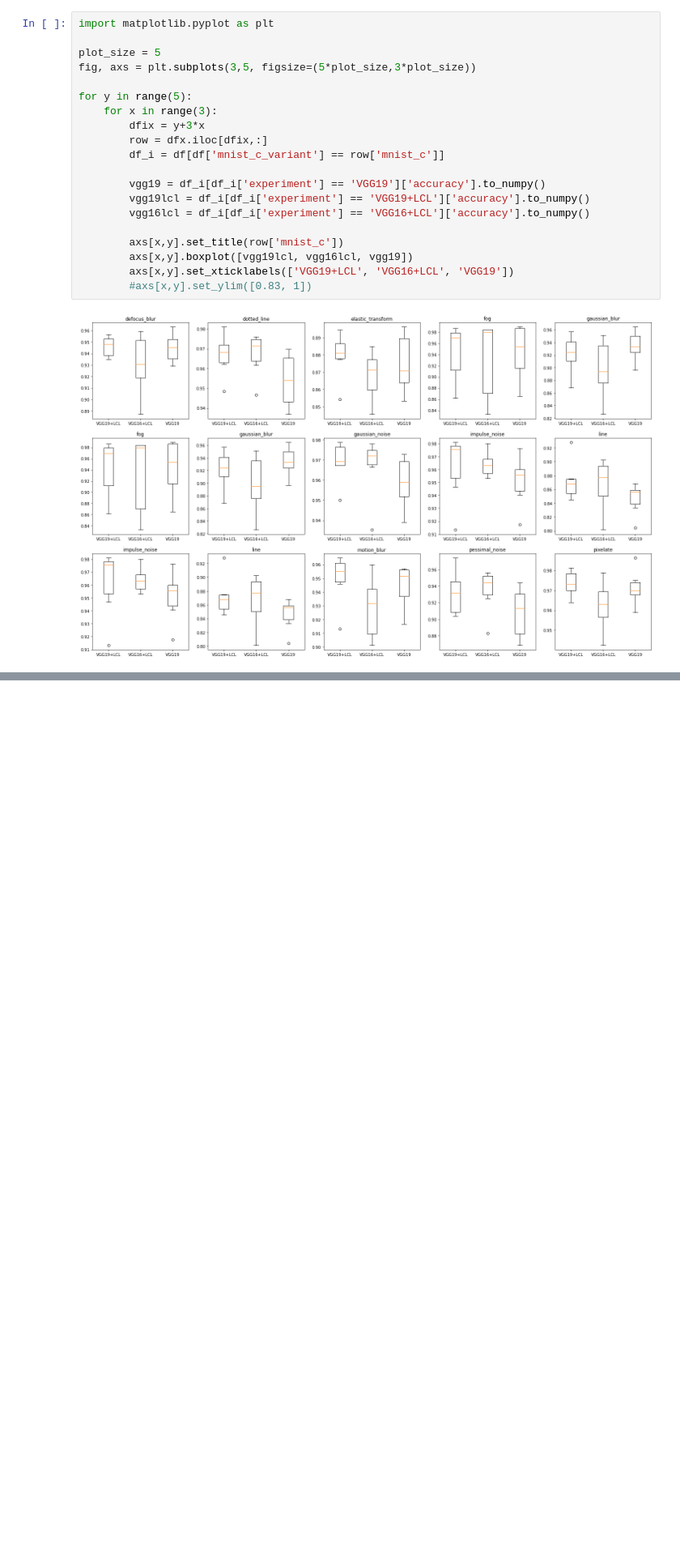
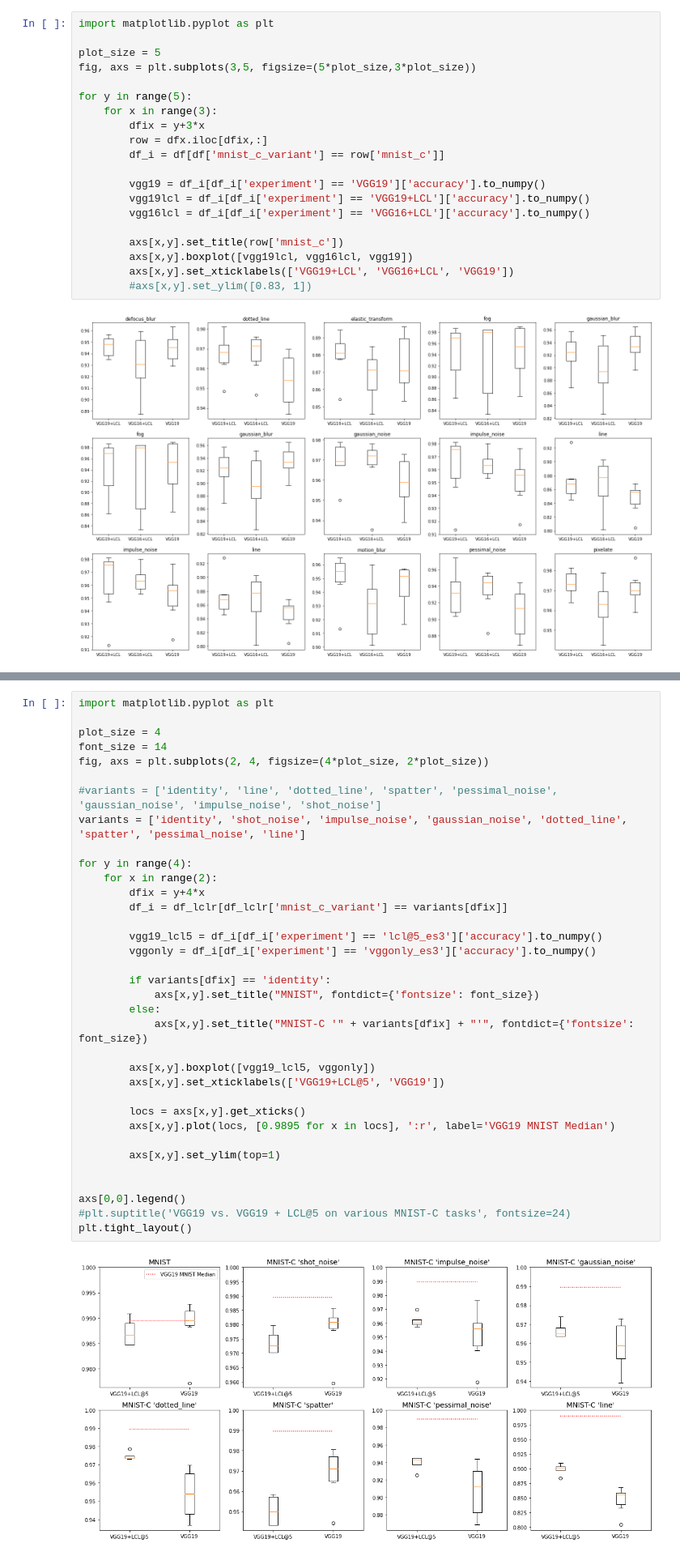
Before and after one commit to edualc/mt_object_recognition, a Jupyter notebook: ExperimentOverview.ipynb, the cells around one changed output, grey strips where cells are left out. Shown at 81% size. Saved outputs shown, nothing was run; the diff lists cells and outputs as text; blank space fills up the shorter version.

```diff
--- a/ExperimentOverview.ipynb
+++ b/ExperimentOverview.ipynb
@@ -473,0 +612,37 @@ for y in range(5):
+# %%
+import matplotlib.pyplot as plt
+
+plot_size = 4
+font_size = 14
+fig, axs = plt.subplots(2, 4, figsize=(4*plot_size, 2*plot_size))
+
+#variants = ['identity', 'line', 'dotted_line', 'spatter', 'pessimal_noise', 'gaussian_noise', 'impulse_noise', 'shot_noise']
+variants = ['identity', 'shot_noise', 'impulse_noise', 'gaussian_noise', 'dotted_line', 'spatter', 'pessimal_noise', 'line']
+
+for y in range(4):
+    for x in range(2):
+        dfix = y+4*x
+        df_i = df_lclr[df_lclr['mnist_c_variant'] == variants[dfix]]
+
+        vgg19_lcl5 = df_i[df_i['experiment'] == 'lcl@5_es3']['accuracy'].to_numpy()
+        vggonly = df_i[df_i['experiment'] == 'vggonly_es3']['accuracy'].to_numpy()
+
+        if variants[dfix] == 'identity':
+            axs[x,y].set_title("MNIST", fontdict={'fontsize': font_size})
+        else:
+            axs[x,y].set_title("MNIST-C '" + variants[dfix] + "'", fontdict={'fontsize': font_size})
+
+        axs[x,y].boxplot([vgg19_lcl5, vggonly])
+        axs[x,y].set_xticklabels(['VGG19+LCL@5', 'VGG19'])
+
+        locs = axs[x,y].get_xticks()
+        axs[x,y].plot(locs, [0.9895 for x in locs], ':r', label='VGG19 MNIST Median')
+
+        axs[x,y].set_ylim(top=1)
+
+
+axs[0,0].legend()
+#plt.suptitle('VGG19 vs. VGG19 + LCL@5 on various MNIST-C tasks', fontsize=24)
+plt.tight_layout()
+# %% [output]
+[figure, added]
```
Also changed, not shown: parts of 9 cells of this notebook, 1 other file.
